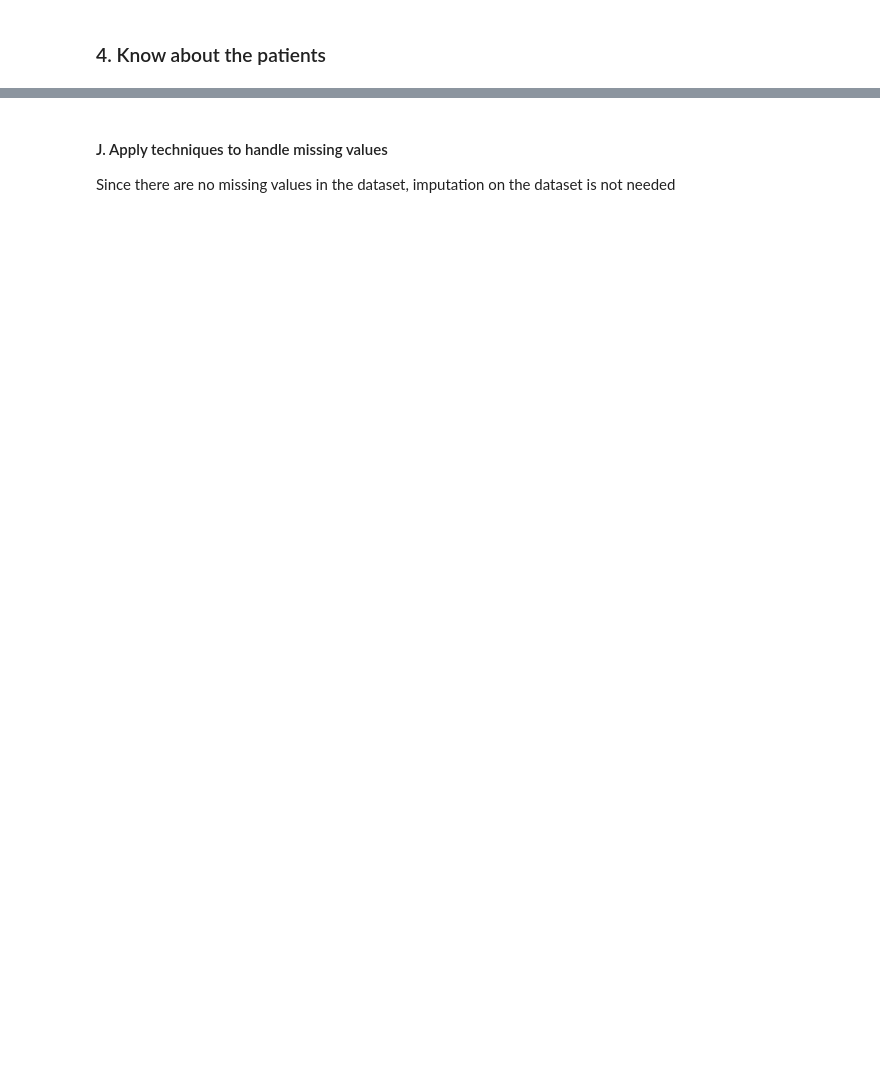
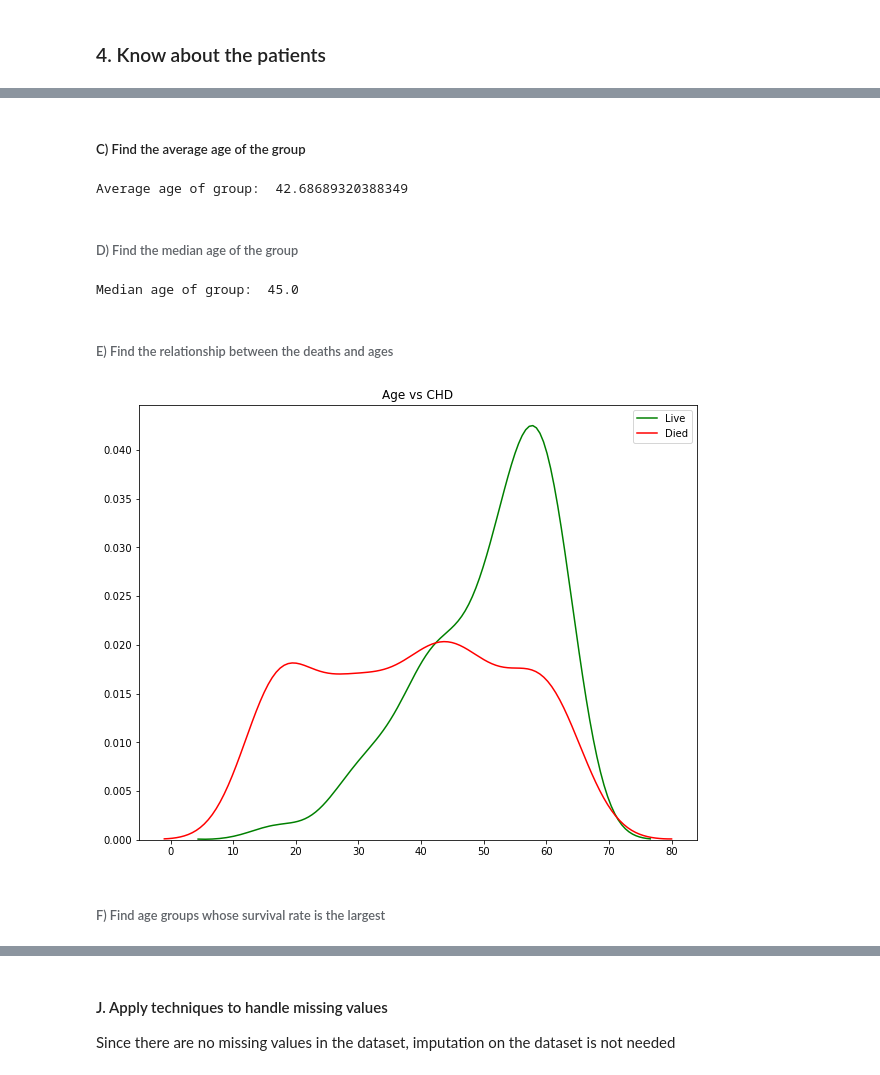
Before and after one commit to JacobBRodriguez/SJSU, a Jupyter notebook: Fall 2020/CMPE 257/Lab 1/Task 1.ipynb, the cells around one changed output, grey strips where cells are left out. Drawn from its saved outputs; the diff is of its cells as text; code cells hidden in the pictures; blank space fills up the shorter version.

```diff
--- a/Fall 2020/CMPE 257/Lab 1/Task 1.ipynb
+++ b/Fall 2020/CMPE 257/Lab 1/Task 1.ipynb
@@ -368,0 +148,41 @@ Total missing values in DF:  0
+# %% [markdown]
+##### C) Find the average age of the group
+# %%
+
+# Using mean() function on 'age' column
+print("Average age of group: ", heart_train_df["age"].mean())
+# %% [output]
+Average age of group:  42.68689320388349
+# %% [markdown]
+###### D) Find the median age of the group
+# %%
+
+# Using median() function on 'age' column
+print("Median age of group: ", heart_train_df["age"].median())
+# %% [output]
+Median age of group:  45.0
+# %% [markdown]
+###### E) Find the relationship between the deaths and ages
+# %%
+
+import seaborn as sns
+import matplotlib.pyplot as plt
+
+# Splitting data into those that are alive and dead for age
+# Creating mask of True values to pull from dataframe for either category
+age_alive = heart_train_df.age[heart_train_df["chd"] == 1]
+age_dead = heart_train_df.age[heart_train_df["chd"] == 0]
+
+# Using kdeplot from seaborns
+plt.figure(figsize=(10,8))
+# Kdeplot plots the probability distribution of a given dataset
+sns.kdeplot(age_alive, color="green")
+
+sns.kdeplot(age_dead, color="red")
+plt.legend(["Live", "Died"])
+plt.title("Age vs CHD")
+plt.show()
+# %% [output]
+[figure, added]
+# %% [markdown]
+###### F) Find age groups whose survival rate is the largest
```
Also changed, not shown: parts of 83 cells of this notebook, 2 other files.
